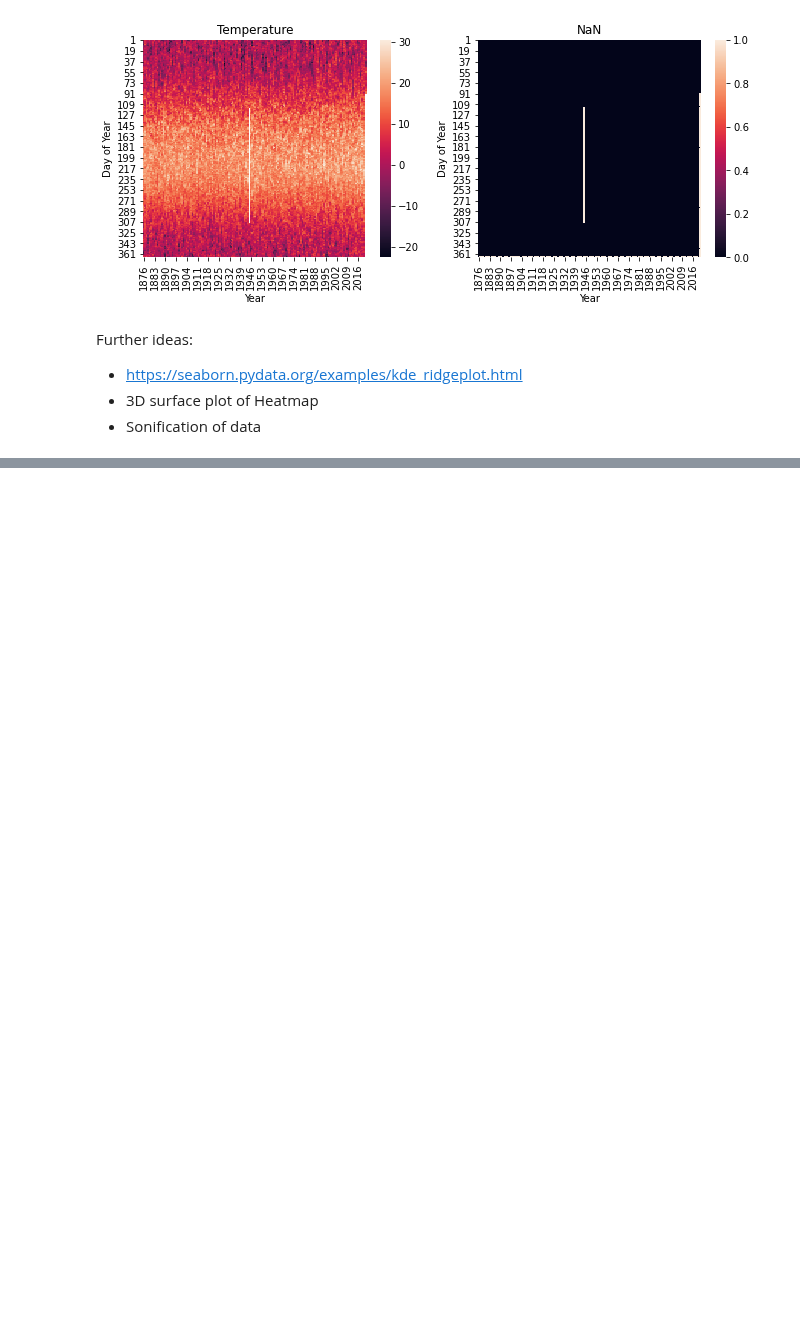
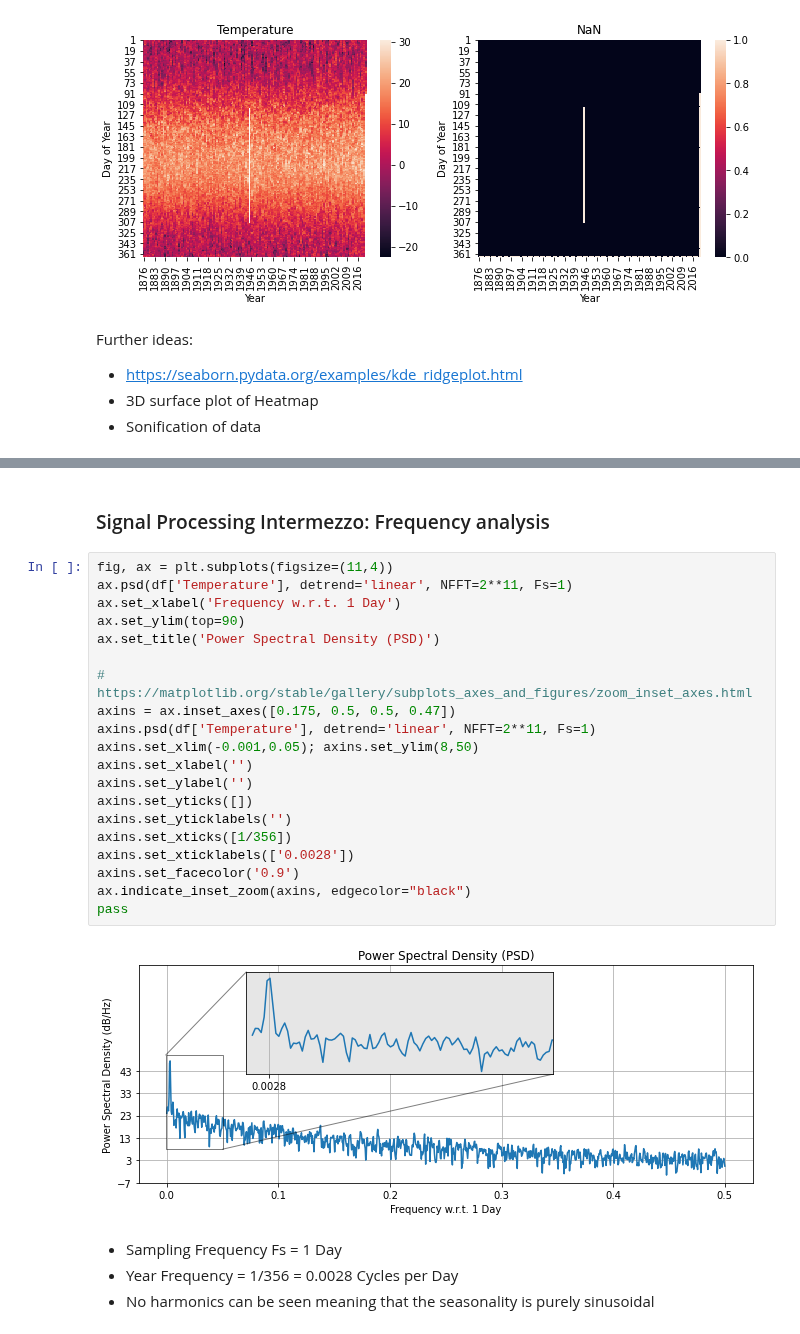
Before and after one commit to raphaelw/data-science-bootcamp, a Jupyter notebook: 07_week/exercises/time_series_weather.ipynb, the cells around one changed output, grey strips where cells are left out. Cells and saved outputs as stored; diff of their text form; blank space fills up the shorter version.

```diff
--- a/07_week/exercises/time_series_weather.ipynb
+++ b/07_week/exercises/time_series_weather.ipynb
@@ -113,0 +125,28 @@ Further ideas:
+# %% [markdown]
+### Signal Processing Intermezzo: Frequency analysis
+# %%
+fig, ax = plt.subplots(figsize=(11,4))
+ax.psd(df['Temperature'], detrend='linear', NFFT=2**11, Fs=1)
+ax.set_xlabel('Frequency w.r.t. 1 Day')
+ax.set_ylim(top=90)
+ax.set_title('Power Spectral Density (PSD)')
+
+# https://matplotlib.org/stable/gallery/subplots_axes_and_figures/zoom_inset_axes.html
+axins = ax.inset_axes([0.175, 0.5, 0.5, 0.47])
+axins.psd(df['Temperature'], detrend='linear', NFFT=2**11, Fs=1)
+axins.set_xlim(-0.001,0.05); axins.set_ylim(8,50)
+axins.set_xlabel('')
+axins.set_ylabel('')
+axins.set_yticks([])
+axins.set_yticklabels('')
+axins.set_xticks([1/356])
+axins.set_xticklabels(['0.0028'])
+axins.set_facecolor('0.9')
+ax.indicate_inset_zoom(axins, edgecolor="black")
+pass
+# %% [output]
+[figure, added]
+# %% [markdown]
+* Sampling Frequency Fs = 1 Day
+* Year Frequency = 1/356 = 0.0028 Cycles per Day
+* No harmonics can be seen meaning that the seasonality is purely sinusoidal
```
Also changed, not shown: parts of 15 cells of this notebook.
